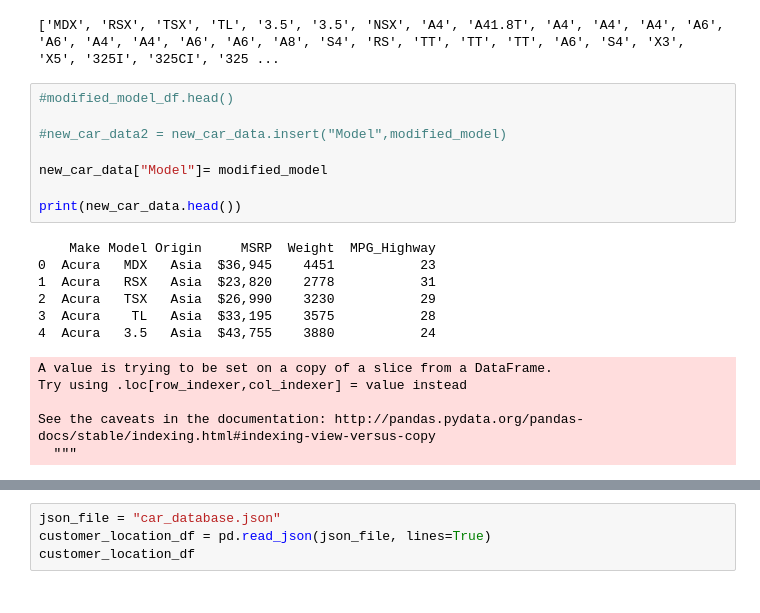
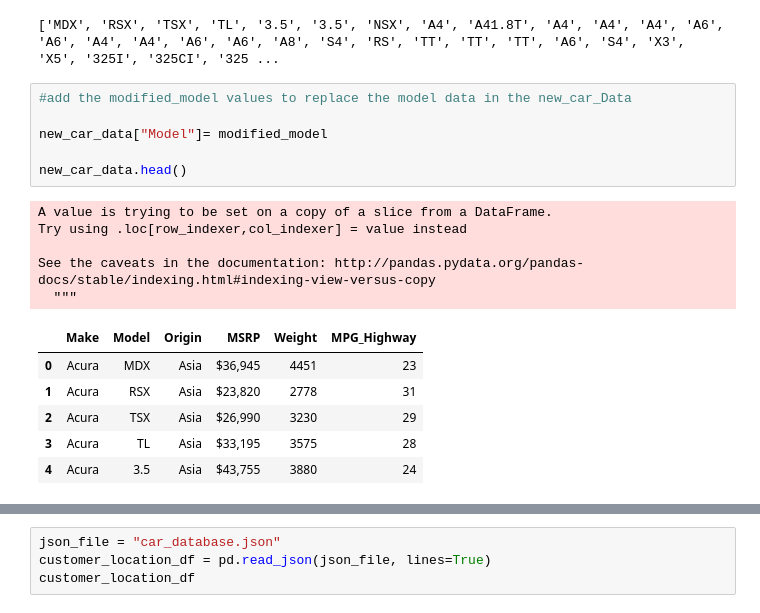
Before and after one commit to rho621/project_2_cars, a Jupyter notebook: starter_MCT.ipynb, the cells around one changed output, grey strips where cells are left out. Saved outputs shown, nothing was run; the diff lists cells and outputs as text.

```diff
--- a/starter_MCT.ipynb
+++ b/starter_MCT.ipynb
@@ -81,23 +81,21 @@ print(modified_model)
 modified_model_df = pd.DataFrame(modified_model)
 # %% [output]
 ['MDX', 'RSX', 'TSX', 'TL', '3.5', '3.5', 'NSX', 'A4', 'A41.8T', 'A4', 'A4', 'A4', 'A6', 'A6', 'A4', 'A4', 'A6', 'A6', 'A8', 'S4', 'RS', 'TT', 'TT', 'TT', 'A6', 'S4', 'X3', 'X5', '325I', '325CI', '325 ...
-# %%
-#modified_model_df.head()
-
-#new_car_data2 = new_car_data.insert("Model",modified_model)
-
-new_car_data["Model"]= modified_model
-
-print(new_car_data.head())
-# %% [output]
-    Make Model Origin     MSRP  Weight  MPG_Highway
-0  Acura   MDX   Asia  $36,945    4451           23
-1  Acura   RSX   Asia  $23,820    2778           31
-2  Acura   TSX   Asia  $26,990    3230           29
-3  Acura    TL   Asia  $33,195    3575           28
-4  Acura   3.5   Asia  $43,755    3880           24
-A value is trying to be set on a copy of a slice from a DataFrame.
-Try using .loc[row_indexer,col_indexer] = value instead
-
-See the caveats in the documentation: http://pandas.pydata.org/pandas-docs/stable/indexing.html#indexing-view-versus-copy
-  """
+# %%
+#add the modified_model values to replace the model data in the new_car_Data
+
+new_car_data["Model"]= modified_model
+
+new_car_data.head()
+# %% [output]
+A value is trying to be set on a copy of a slice from a DataFrame.
+Try using .loc[row_indexer,col_indexer] = value instead
+
+See the caveats in the documentation: http://pandas.pydata.org/pandas-docs/stable/indexing.html#indexing-view-versus-copy
+  """
+|  | Make | Model | Origin | MSRP | Weight | MPG_Highway |
+| 0 | Acura | MDX | Asia | $36,945 | 4451 | 23 |
+| 1 | Acura | RSX | Asia | $23,820 | 2778 | 31 |
+| 2 | Acura | TSX | Asia | $26,990 | 3230 | 29 |
+| 3 | Acura | TL | Asia | $33,195 | 3575 | 28 |
+| 4 | Acura | 3.5 | Asia | $43,755 | 3880 | 24 |
```
Also changed, not shown: parts of 1 cell of this notebook.
